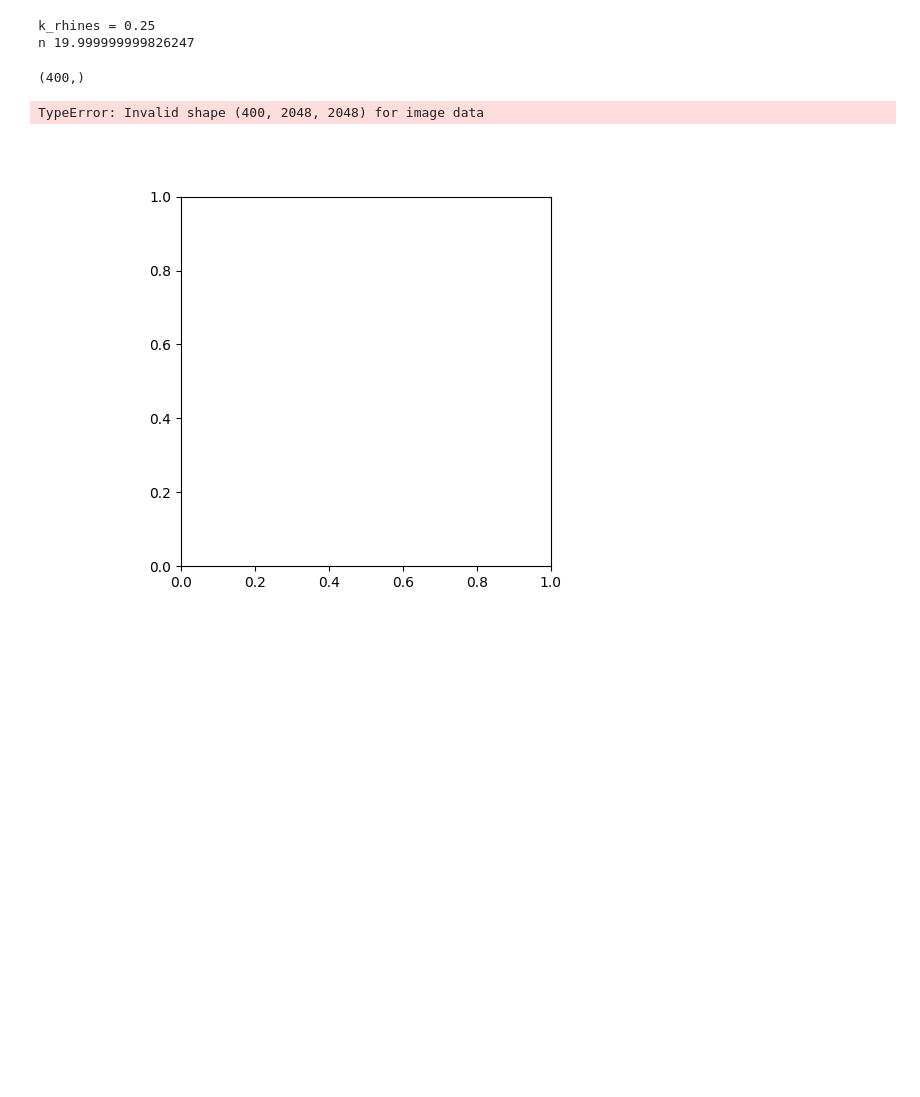
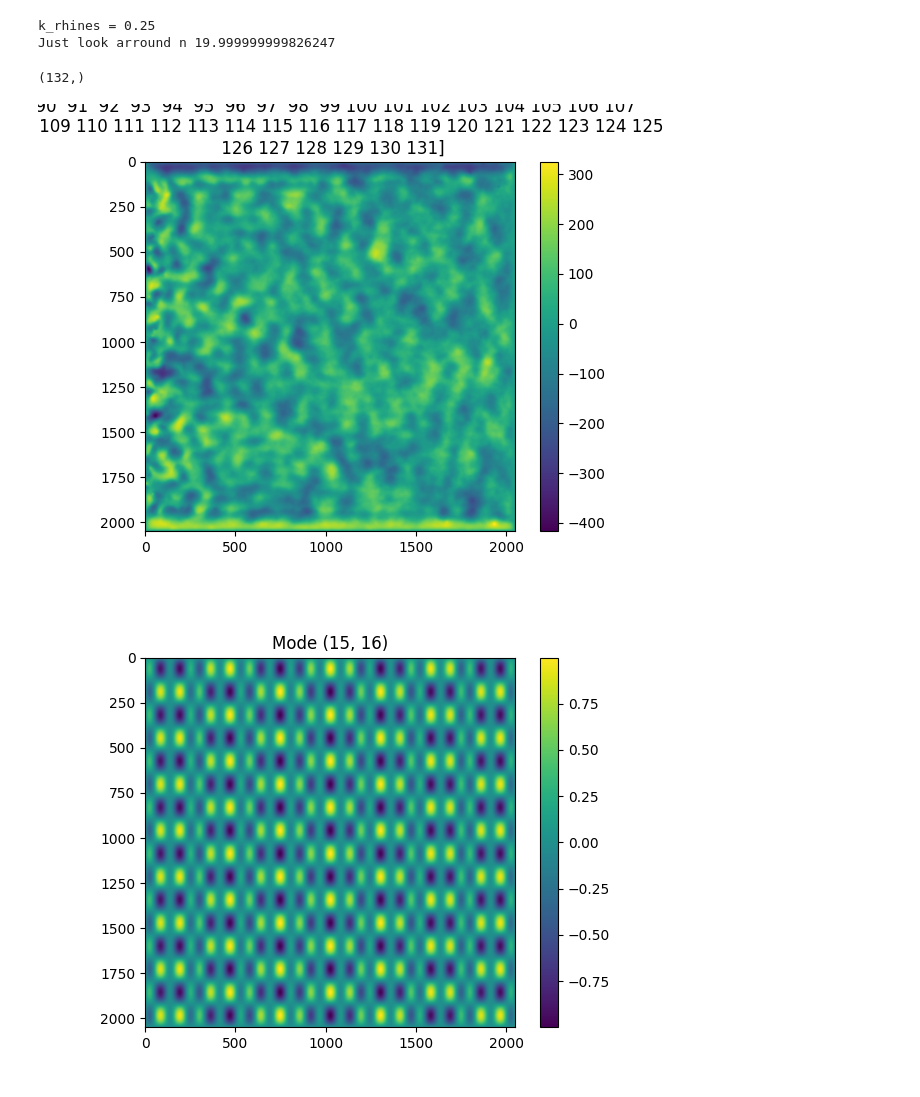
Before and after one commit to LennardMiller/Stage_M2, a Jupyter notebook: Basin Mode Projection/Rossby_diag_closed_case.ipynb, the cells around one changed output. Saved outputs shown, nothing was run; the diff lists cells and outputs as text; code cells hidden in the pictures; blank space fills up the shorter version.

```diff
--- a/Basin Mode Projection/Rossby_diag_closed_case.ipynb
+++ b/Basin Mode Projection/Rossby_diag_closed_case.ipynb
@@ -14,7 +14,7 @@ import dask.array as da
 
 
 # Number of simulation
-n = 620
+n = 519
 
 # Choose between 'local' or 'dahu'
 where = 'dahu'
@@ -39,16 +39,16 @@ print("depuis: " + where)
 filenames = ['/vars.nc']
 
 # Open the dataset using xarray
-dataset = xr.open_dataset(Path + filenames[0], chunks={'time': 10})
+dataset = xr.open_dataset(Path + filenames[0],chunks={'time': 10})
 
 print(dataset.variables.keys())
 
 # Load variables in chunks
-t = dataset['time'].isel(time=slice(0, 400)).data
+t = dataset['time'].data
 x = dataset['x'].data
 y = dataset['y'].data
-psi = dataset['psi'].isel(time=slice(0, 400), level=0).data
-q = dataset['q'].isel(time=slice(0, 400), level=0).data
+psi = dataset['psi'].isel( level=0).data
+q = dataset['q'].isel(level=0).data
 
 # Lecture des paramètres :
 param = io.read_params(Path)
@@ -115,49 +119,49 @@ k_rhines=beta**0.5/(epsilon/r)**(1/4)
 print('k_rhines =',k_rhines)
 
 n=Lx*k_rhines/(2*np.pi)
-print("n",n)
+print("Just look arround n",n)
 # %% [output]
 k_rhines = 0.25
-n 19.999999999826247
+Just look arround n 19.999999999826247
 # %%
-m_sel=10
-n_sel=10
+m_sel=15
+n_sel=16
 
 time_sel=np.arange(0,len(t),1,dtype=int)
 
 
-psi_mn = project_basin(psi[time_sel,:,:], m_sel, n_sel, Lx, norm = 0)
+psi_mn = project_basin(psi[time_sel,:,:], m_sel, n_sel, Lx, norm = 1)
 print(np.shape(psi_mn))
 # Visualize the original field
 plt.figure()
-plt.imshow(psi[time_sel, :, :])
+plt.imshow(psi[0, :, :])
 plt.colorbar()
 plt.title(f'Original field at time {time_sel}')
 plt.show()
 
 # Construct and visualize the mode
 N = np.shape(psi[1, :, :])[-1]
 x = np.linspace(0, Lx, N)
 y = np.linspace(0, Lx, N)
 X, Y = np.meshgrid(x, y)
 
 mode = np.exp(-1j*np.pi*np.sqrt(m_sel**2 + n_sel**2)*X/Lx) * np.sin(m_sel*np.pi*X/Lx) * np.sin(n_sel*np.pi*Y/Lx)
 
 plt.figure()
 plt.imshow(np.real(mode))
 plt.colorbar()
 plt.title(f'Mode ({m_sel}, {n_sel})')
 plt.show()
 
 # Reconstruct and visualize the projected field
 reconstructed_field = np.real(psi_mn[1] * mode)
 
 plt.figure()
 plt.imshow(reconstructed_field)
 plt.colorbar()
 plt.title(f'Projection of psi on mode ({m_sel}, {n_sel})')
 plt.show()
 # %% [output]
-(400,)
+(132,)
-TypeError: Invalid shape (400, 2048, 2048) for image data
-[figure, old version]
+[figure, new version]
+[figure, added]
```
Also changed, not shown: parts of 5 cells of this notebook, 2 other files.
